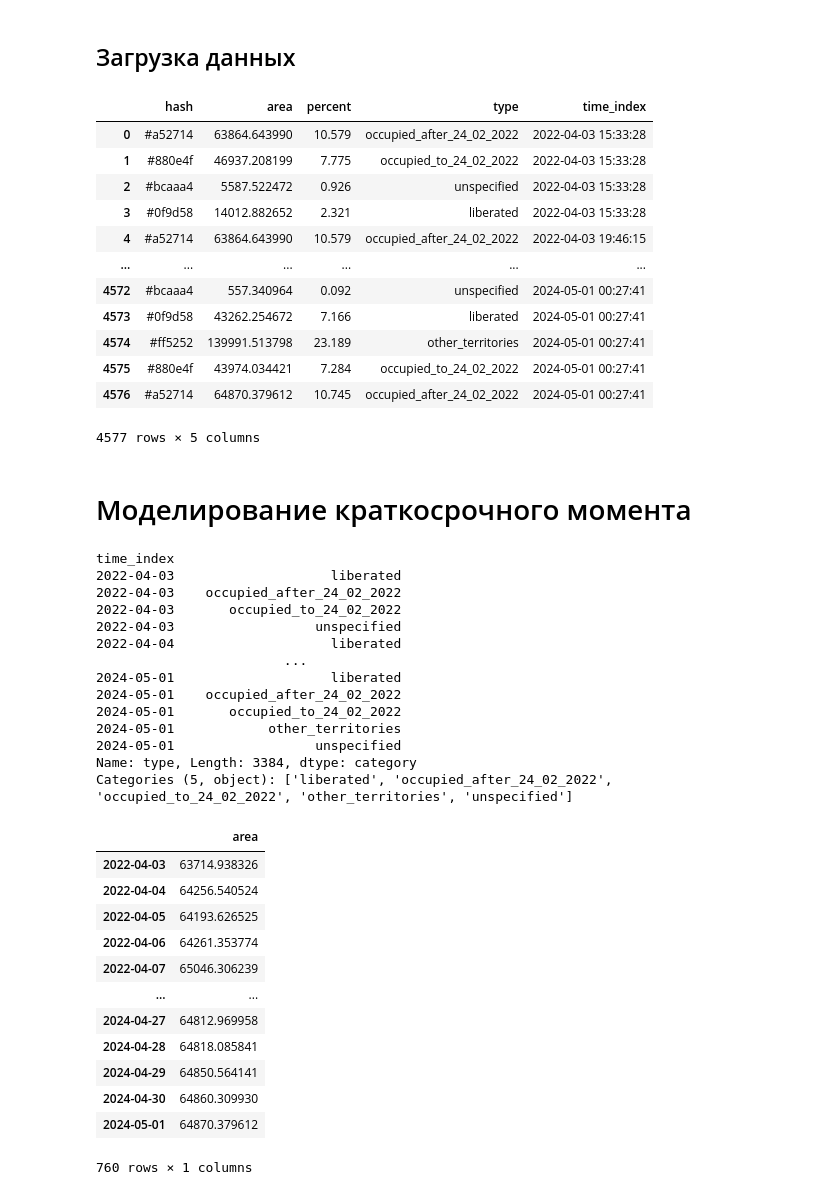
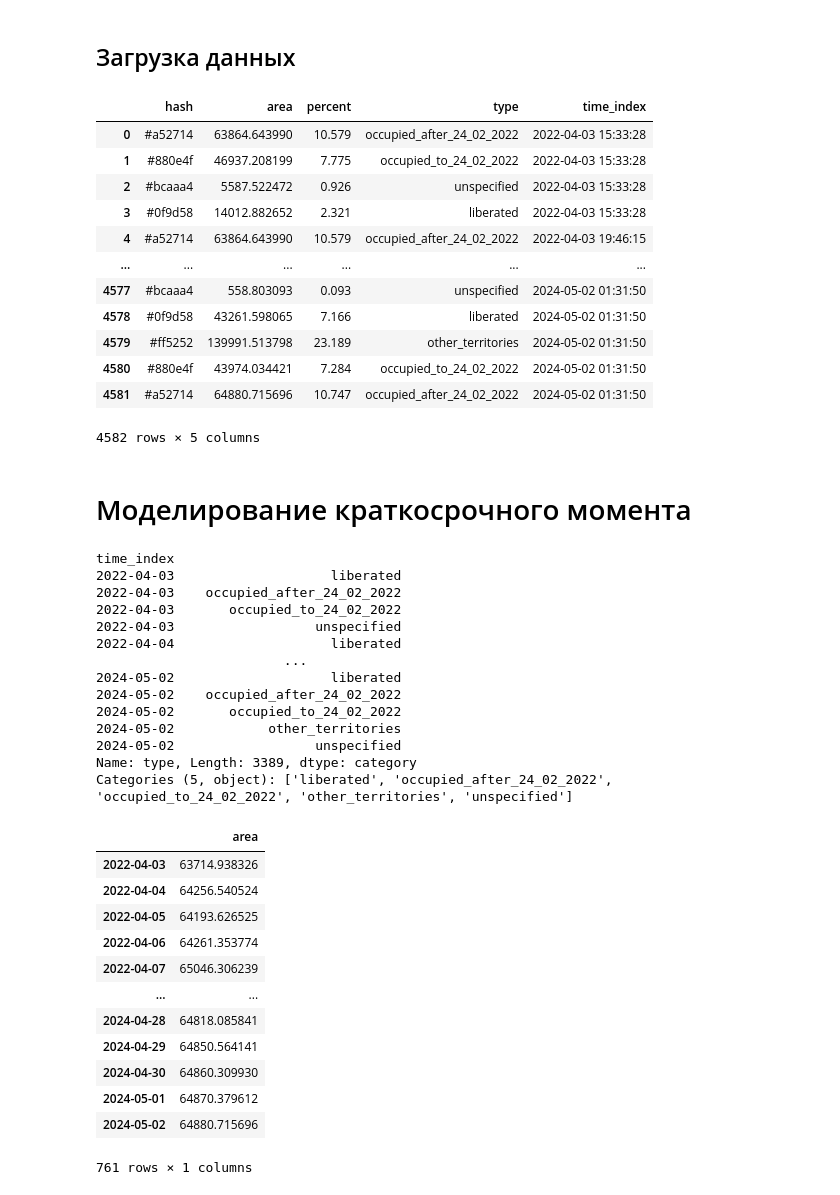
Before and after one commit to HexQuant/rua, a Jupyter notebook: area.ipynb, the cells around one changed output. Saved outputs shown, nothing was run; the diff lists cells and outputs as text; code cells hidden in the pictures.

```diff
--- a/area.ipynb
+++ b/area.ipynb
@@ -35,36 +35,37 @@ time_history_url = "https://deepstatemap.live/api/history/public"
 # %%
 # Making a get request
 response = requests.get(time_history_url)
 
 df = pd.DataFrame()
 # print json content
 t = len(response.json())
 Path("data/").mkdir(exist_ok=True)
 with tqdm(total=t) as pbar:
     for n, i in enumerate(response.json()):
         timestamp = i["id"]
         time_index = datetime.datetime.fromtimestamp(timestamp)
         pbar.set_description(str(time_index.date()), refresh=True)
 
-        area = requests.get(f"https://deepstatemap.live/api/history/{timestamp}/areas")
+        area = requests.get(
+            f"https://deepstatemap.live/api/history/{timestamp}/areas")
         js_df = pd.json_normalize(area.json()).assign(time_index=time_index)
         df = pd.concat([df, js_df], ignore_index=True)
         pbar.update(1)
 df
 # %% [output]
 |  | hash | area | percent | type | time_index |
 | 0 | #a52714 | 63864.643990 | 10.579 | occupied_after_24_02_2022 | 2022-04-03 15:33:28 |
 | 1 | #880e4f | 46937.208199 | 7.775 | occupied_to_24_02_2022 | 2022-04-03 15:33:28 |
 | 2 | #bcaaa4 | 5587.522472 | 0.926 | unspecified | 2022-04-03 15:33:28 |
 | 3 | #0f9d58 | 14012.882652 | 2.321 | liberated | 2022-04-03 15:33:28 |
 | 4 | #a52714 | 63864.643990 | 10.579 | occupied_after_24_02_2022 | 2022-04-03 19:46:15 |
 | ... | ... | ... | ... | ... | ... |
-| 4572 | #bcaaa4 | 557.340964 | 0.092 | unspecified | 2024-05-01 00:27:41 |
-| 4573 | #0f9d58 | 43262.254672 | 7.166 | liberated | 2024-05-01 00:27:41 |
-| 4574 | #ff5252 | 139991.513798 | 23.189 | other_territories | 2024-05-01 00:27:41 |
-| 4575 | #880e4f | 43974.034421 | 7.284 | occupied_to_24_02_2022 | 2024-05-01 00:27:41 |
-| 4576 | #a52714 | 64870.379612 | 10.745 | occupied_after_24_02_2022 | 2024-05-01 00:27:41 |
+| 4577 | #bcaaa4 | 558.803093 | 0.093 | unspecified | 2024-05-02 01:31:50 |
+| 4578 | #0f9d58 | 43261.598065 | 7.166 | liberated | 2024-05-02 01:31:50 |
+| 4579 | #ff5252 | 139991.513798 | 23.189 | other_territories | 2024-05-02 01:31:50 |
+| 4580 | #880e4f | 43974.034421 | 7.284 | occupied_to_24_02_2022 | 2024-05-02 01:31:50 |
+| 4581 | #a52714 | 64880.715696 | 10.747 | occupied_after_24_02_2022 | 2024-05-02 01:31:50 |
-4577 rows × 5 columns
+4582 rows × 5 columns
 # %%
 df.set_index("time_index", inplace=True)
 df = df.astype(
@@ -117,12 +118,12 @@ time_index
 2022-04-03                  unspecified
 2022-04-04                    liberated
                         ...
-2024-05-01                    liberated
-2024-05-01    occupied_after_24_02_2022
-2024-05-01       occupied_to_24_02_2022
-2024-05-01            other_territories
-2024-05-01                  unspecified
-Name: type, Length: 3384, dtype: category
+2024-05-02                    liberated
+2024-05-02    occupied_after_24_02_2022
+2024-05-02       occupied_to_24_02_2022
+2024-05-02            other_territories
+2024-05-02                  unspecified
+Name: type, Length: 3389, dtype: category
 Categories (5, object): ['liberated', 'occupied_after_24_02_2022', 'occupied_to_24_02_2022', 'other_territories', 'unspecified']
 # %%
 ru_holidays = holidays.country_holidays("RU")
@@ -147,12 +148,12 @@ aa
 | 2022-04-06 | 64261.353774 |
 | 2022-04-07 | 65046.306239 |
 | ... | ... |
-| 2024-04-27 | 64812.969958 |
 | 2024-04-28 | 64818.085841 |
 | 2024-04-29 | 64850.564141 |
 | 2024-04-30 | 64860.309930 |
 | 2024-05-01 | 64870.379612 |
+| 2024-05-02 | 64880.715696 |
-760 rows × 1 columns
+761 rows × 1 columns
 # %%
 xx = (
     pd.DataFrame(index=aa.index).assign(
```
Also changed, not shown: parts of 6 cells of this notebook, 2 other files.
